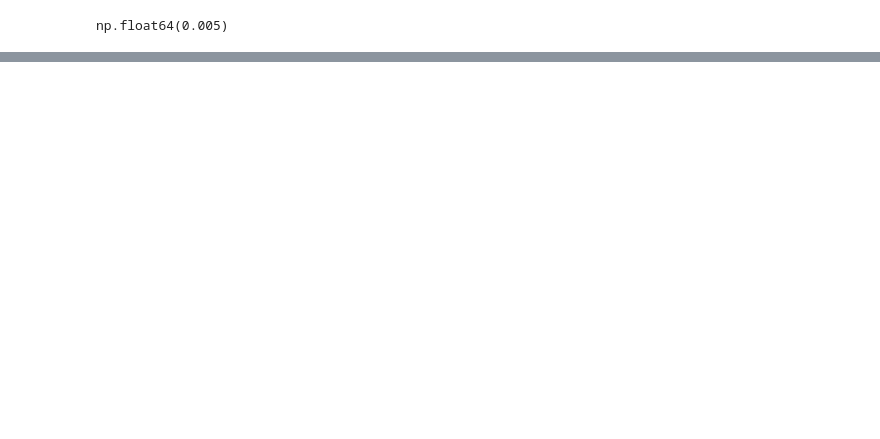
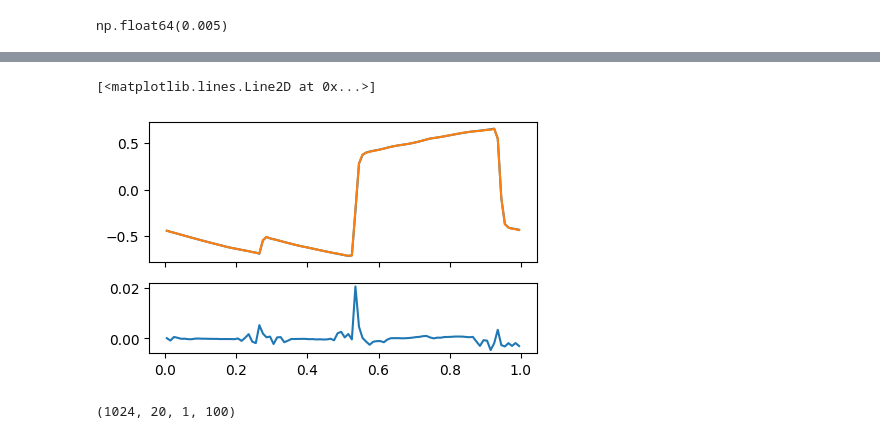
Before and after one commit to xx257xx/CONTEXT_FLUX_NO, a Jupyter notebook: notebooks/training/multiphysics_cubic.ipynb, the cells around one changed output, grey strips where cells are left out. Drawn from its saved outputs; the diff is of its cells as text; code cells hidden in the pictures; blank space fills up the shorter version.

```diff
--- a/notebooks/training/multiphysics_cubic.ipynb
+++ b/notebooks/training/multiphysics_cubic.ipynb
@@ -241,0 +265,20 @@ ax.set_yscale("log")
+# %%
+loader_test = SegmentLoader(dataset_test, segment_length=21, batch_size=1024)
+
+batch_test, _ = loader_test.load_batch(loader_test.init())
+model: AbstractMultiphysicsOperator = eqx.nn.inference_mode(model)
+u1_pred = eqx.filter_vmap(lambda u_: model(u_, (dt, dx), key=jax.random.key(0)))(
+    batch_test[0][:, :-1]
+)[0]
+u1_data = batch_test[0][:, -1]
+# %%
+sample_idx = 10
+
+fig, axes = plt.subplots(2, 1, figsize=(5, 3), sharex=True, height_ratios=(2, 1))
+axes[0].plot(dataset_test.x, u1_data[sample_idx, 0], label="Data")
+axes[0].plot(dataset_test.x, u1_pred[sample_idx, 0], label="Pred")
+
+axes[1].plot(dataset_test.x, u1_pred[sample_idx, 0] - u1_data[sample_idx, 0])
+# %% [output]
+[<matplotlib.lines.Line2D at 0x...>]
+[figure, added]
@@ -241,0 +291,4 @@ ax.set_yscale("log")
+# %%
+u_rollout_pred.shape
+# %% [output]
+(1024, 20, 1, 100)
```
Also changed, not shown: parts of 12 cells of this notebook, 5 other files.
